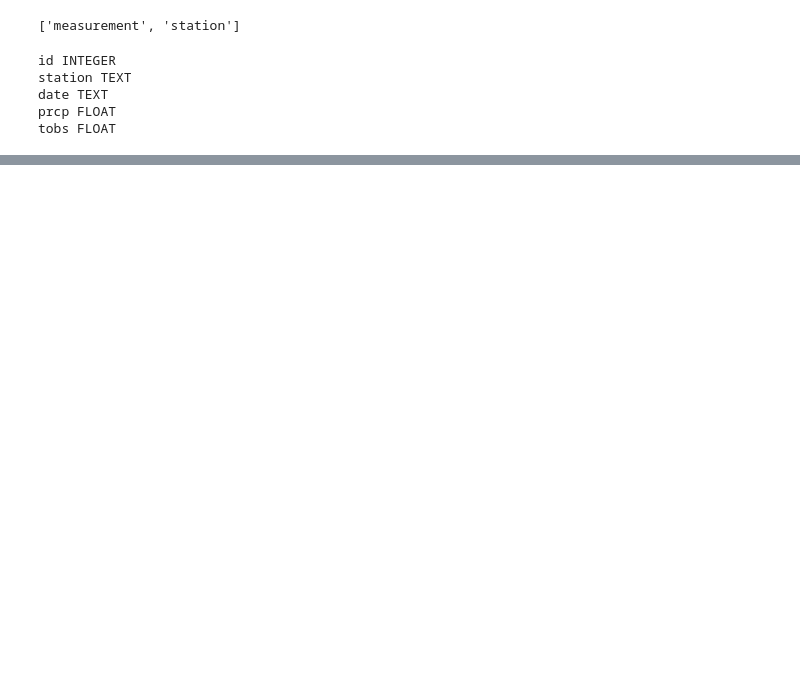
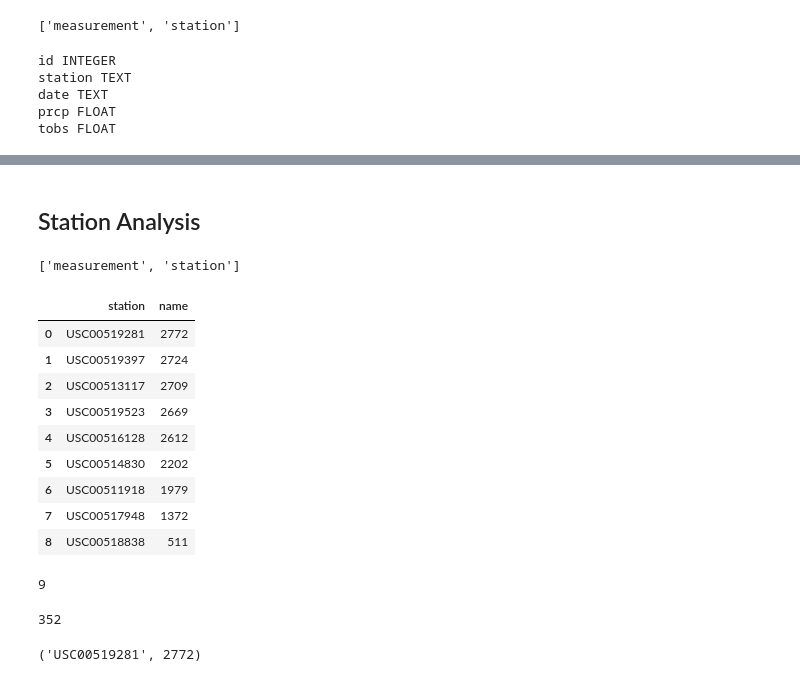
Before and after one commit to roberto-g-v/sqlalchemy-challenge, a Jupyter notebook: SQLAlchemy.ipynb, the cells around one changed output, grey strips where cells are left out. Saved outputs shown, nothing was run; the diff lists cells and outputs as text; code cells hidden in the pictures; blank space fills up the shorter version.

```diff
--- a/SQLAlchemy.ipynb
+++ b/SQLAlchemy.ipynb
@@ -79,0 +138,44 @@ TypeError: 'module' object is not callable
+# %% [markdown]
+## Station Analysis
+# %%
+# Inspect tables of new variables
+inspector = inspect(engine)
+inspector.get_table_names()
+# %% [output]
+['measurement', 'station']
+# %%
+#List the stations and observation counts in descending order.
+active_stations = session.query(measurement.station, func.count(measurement.station)).group_by(measurement.station).order_by(func.count(measurement.station).desc()).all()
+#Create Dataframe
+active_stations_df = pd.DataFrame(active_stations, columns=['station','name'])
+active_stations_df
+# %% [output]
+|  | station | name |
+| 0 | USC00519281 | 2772 |
+| 1 | USC00519397 | 2724 |
+| 2 | USC00513117 | 2709 |
+| 3 | USC00519523 | 2669 |
+| 4 | USC00516128 | 2612 |
+| 5 | USC00514830 | 2202 |
+| 6 | USC00511918 | 1979 |
+| 7 | USC00517948 | 1372 |
+| 8 | USC00518838 | 511 |
+# %%
+# Design a query to calculate the total number of stations.
+len(active_stations_df)
+# %% [output]
+9
+# %%
+# Design a query to find the most active stations.
+active_stations_temps
+len(active_stations_temps)
+# %% [output]
+352
+# %%
+# Which station has the highest number of observations
+most_observation = session.query(Measurement.station, func.count(Measurement.station)).\
+                group_by(Measurement.station).\
+                order_by(func.count(Measurement.station).desc()).all()
+most_observation[0]
+# %% [output]
+('USC00519281', 2772)
```
Also changed, not shown: parts of 23 cells of this notebook, 13 other files.
